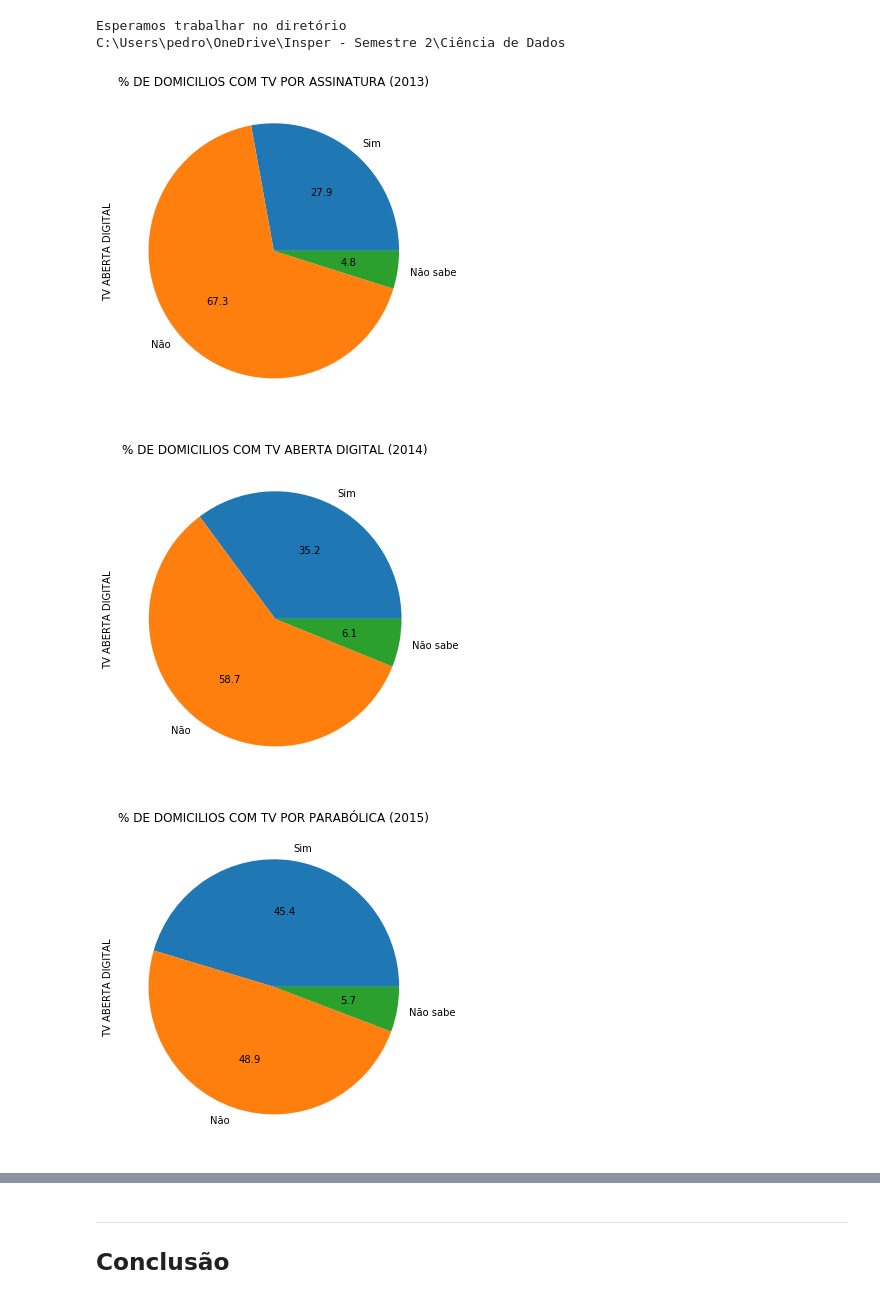
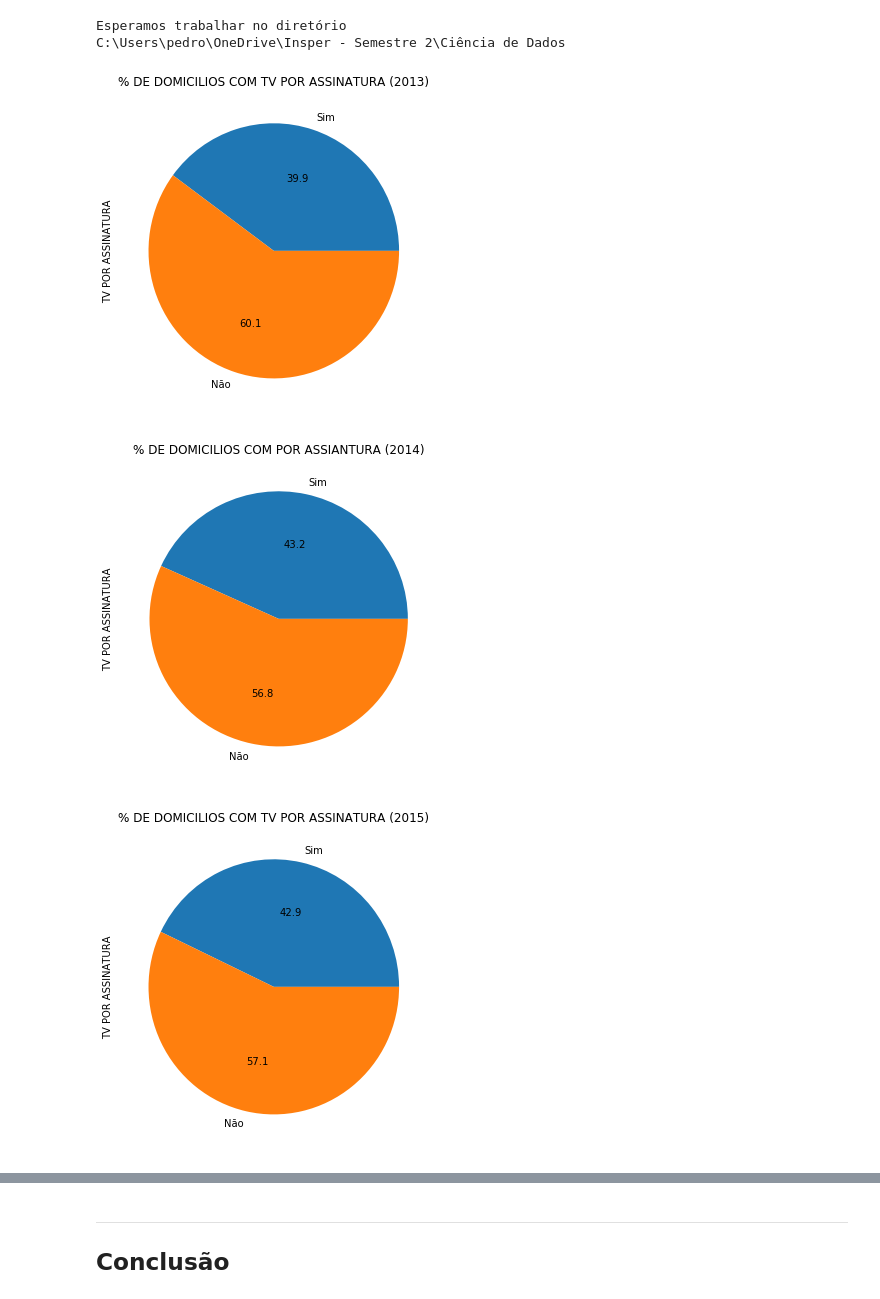
Before and after one commit to pedroarf/CD, a Jupyter notebook: Projeto+1.ipynb, the cells around one changed output, grey strips where cells are left out. Saved outputs shown, nothing was run; the diff lists cells and outputs as text; code cells hidden in the pictures.

```diff
--- a/Projeto+1.ipynb
+++ b/Projeto+1.ipynb
@@ -104,27 +104,69 @@ dados13=dados13[(dados13["TV COM COR"]=="Sim")]
 dados13=dados13.loc[:,["URBANIZACAO","RENDA","TV POR ASSINATURA","TV ABERTA DIGITAL","TV POR PARABÓLICA"]]
 # %%
 #grafico pizza
-d13=(dados13["TV ABERTA DIGITAL"][dados13.RENDA=='de 0,5 a 1 SM'].value_counts(sort=False, normalize=True)*100).round(decimals=1)
+d13=(dados13["TV POR ASSINATURA"].value_counts(sort=False, normalize=True)*100).round(decimals=1)
 fig=plt.figure(figsize=(15, 5))
 plt.subplot(131)
 plot=d13.plot(kind='pie',title='% DE DOMICILIOS COM TV POR ASSINATURA (2013)',autopct='%.1f')
 plt.tight_layout()
 plt.show()
 
-d14=(dados14["TV ABERTA DIGITAL"][dados14.RENDA=='de 0,5 a 1 SM'].value_counts(sort=False, normalize=True)*100).round(decimals=1)
+d14=(dados14["TV POR ASSINATURA"].value_counts(sort=False, normalize=True)*100).round(decimals=1)
+fig=plt.figure(figsize=(15, 5))
+plt.subplot(131)
+plot=d14.plot(kind='pie',title='% DE DOMICILIOS COM POR ASSIANTURA (2014)',autopct='%.1f')
+plt.tight_layout()
+plt.show()
+
+d15=(dados15["TV POR ASSINATURA"].value_counts(sort=False, normalize=True)*100).round(decimals=1)
+fig=plt.figure(figsize=(15, 5))
+plt.subplot(131)
+plot=d15.plot(kind='pie',title='% DE DOMICILIOS COM TV POR ASSINATURA (2015)',autopct='%.1f')
+plt.tight_layout()
+plt.show()
+
+d13=(dados13["TV POR PARABÓLICA"].value_counts(sort=False, normalize=True)*100).round(decimals=1)
+fig=plt.figure(figsize=(15, 5))
+plt.subplot(131)
+plot=d13.plot(kind='pie',title='% DE DOMICILIOS COM TV POR PARABÓLICA (2013)',autopct='%.1f')
+plt.tight_layout()
+plt.show()
+
+d14=(dados14["TV POR PARABÓLICA"].value_counts(sort=False, normalize=True)*100).round(decimals=1)
+fig=plt.figure(figsize=(15, 5))
+plt.subplot(131)
+plot=d14.plot(kind='pie',title='% DE DOMICILIOS COM TV POR PARABÓLICA (2014)',autopct='%.1f')
+plt.tight_layout()
+plt.show()
+
+d15=(dados15["TV POR PARABÓLICA"].value_counts(sort=False, normalize=True)*100).round(decimals=1)
+fig=plt.figure(figsize=(15, 5))
+plt.subplot(131)
+plot=d15.plot(kind='pie',title='% DE DOMICILIOS COM TV POR PARABÓLICA (2015)',autopct='%.1f')
+plt.tight_layout()
+plt.show()
+
+d13=(dados13["TV ABERTA DIGITAL"].value_counts(sort=False, normalize=True)*100).round(decimals=1)
+fig=plt.figure(figsize=(15, 5))
+plt.subplot(131)
+plot=d13.plot(kind='pie',title='% DE DOMICILIOS COM TV ABERTA DIGITAL (2013)',autopct='%.1f')
+plt.tight_layout()
+plt.show()
+
+d14=(dados14["TV ABERTA DIGITAL"].value_counts(sort=False, normalize=True)*100).round(decimals=1)
 fig=plt.figure(figsize=(15, 5))
 plt.subplot(131)
 plot=d14.plot(kind='pie',title='% DE DOMICILIOS COM TV ABERTA DIGITAL (2014)',autopct='%.1f')
 plt.tight_layout()
 plt.show()
 
-d15=(dados15["TV ABERTA DIGITAL"][dados15.RENDA=='de 0,5 a 1 SM'].value_counts(sort=False, normalize=True)*100).round(decimals=1)
+d15=(dados15["TV ABERTA DIGITAL"].value_counts(sort=False, normalize=True)*100).round(decimals=1)
 fig=plt.figure(figsize=(15, 5))
 plt.subplot(131)
-plot=d15.plot(kind='pie',title='% DE DOMICILIOS COM TV POR PARABÓLICA (2015)',autopct='%.1f')
+plot=d15.plot(kind='pie',title='% DE DOMICILIOS COM TV ABERTA DIGITAL (2015)',autopct='%.1f')
 plt.tight_layout()
 plt.show()
 # %% [output]
-[figure, old version]
+[figure, new version]
-[figure, old version]
+[figure, new version]
-[figure, old version]
+[figure, new version]
```
Also changed, not shown: parts of 5 cells of this notebook.
